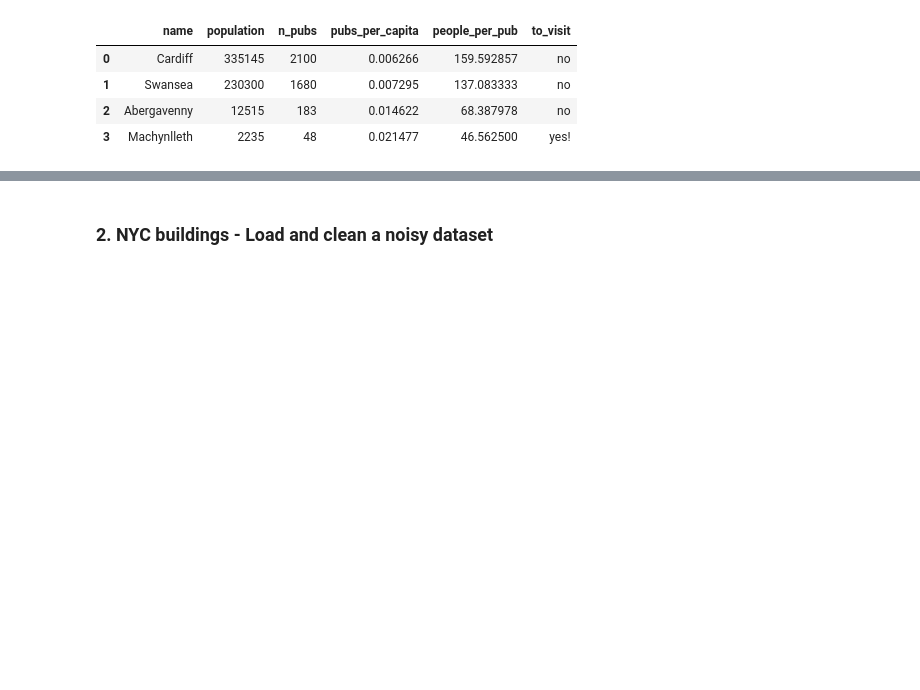
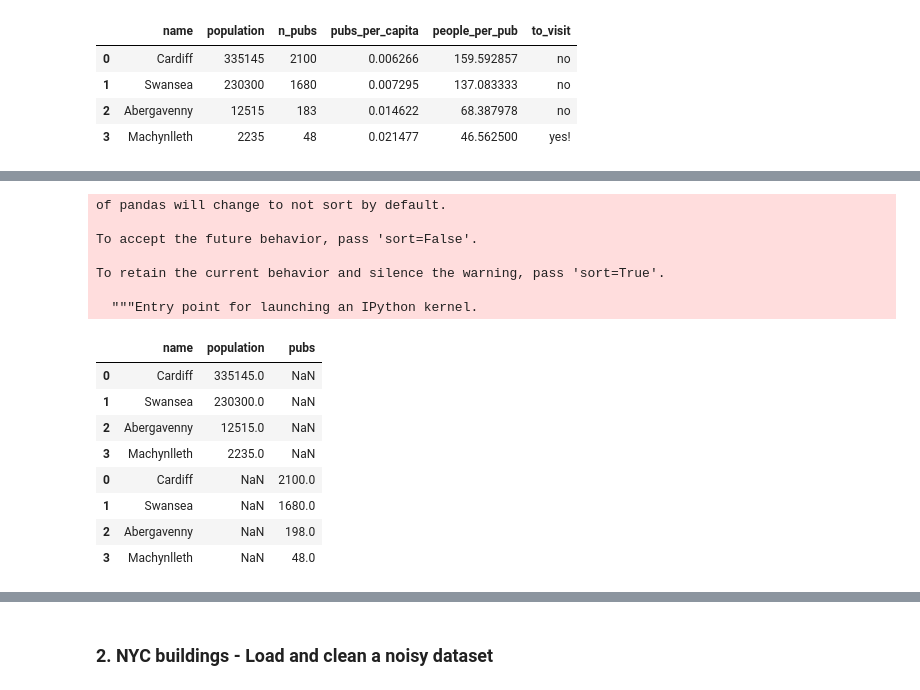
Before and after one commit to worldbank/Python-for-Data-Science, a Jupyter notebook: week 3/Week 3 - Pandas.ipynb, the cells around one changed output, grey strips where cells are left out. Cells and saved outputs as stored; diff of their text form; code cells hidden in the pictures; blank space fills up the shorter version.

```diff
--- a/week 3/Week 3 - Pandas.ipynb
+++ b/week 3/Week 3 - Pandas.ipynb
@@ -162,0 +165,10 @@ See the caveats in the documentation: http://pandas.pydata.org/pandas-docs/stabl
+# %%
+df_A = pd.DataFrame({
+    'name':towns,
+    'population':populations
+})
+
+df_B = pd.DataFrame({
+    'name':towns,
+    'pubs':number_of_pubs
+})
@@ -162,0 +183,19 @@ See the caveats in the documentation: http://pandas.pydata.org/pandas-docs/stabl
+# %%
+pd.concat([df_A, df_B], axis = 0)
+# %% [output]
+of pandas will change to not sort by default.
+
+To accept the future behavior, pass 'sort=False'.
+
+To retain the current behavior and silence the warning, pass 'sort=True'.
+
+  """Entry point for launching an IPython kernel.
+|  | name | population | pubs |
+| 0 | Cardiff | 335145.0 | NaN |
+| 1 | Swansea | 230300.0 | NaN |
+| 2 | Abergavenny | 12515.0 | NaN |
+| 3 | Machynlleth | 2235.0 | NaN |
+| 0 | Cardiff | NaN | 2100.0 |
+| 1 | Swansea | NaN | 1680.0 |
+| 2 | Abergavenny | NaN | 198.0 |
+| 3 | Machynlleth | NaN | 48.0 |
```
Also changed, not shown: parts of 25 cells of this notebook, 1 other file.
